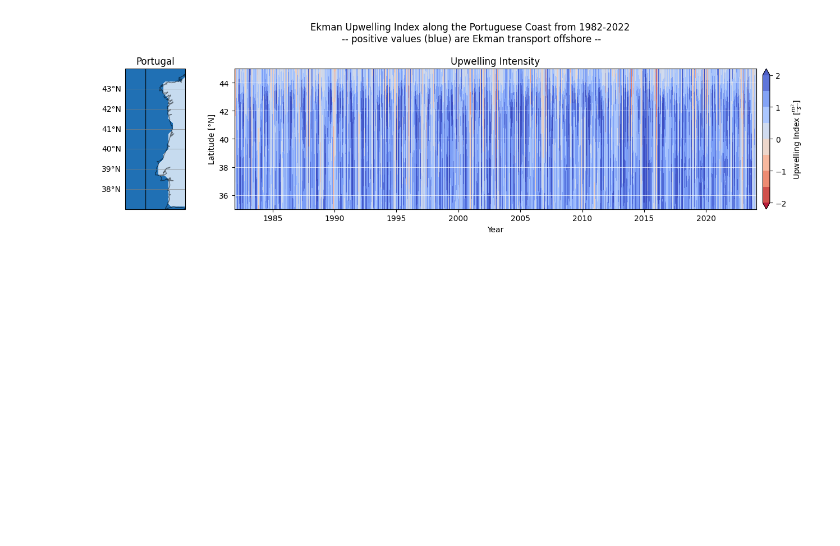
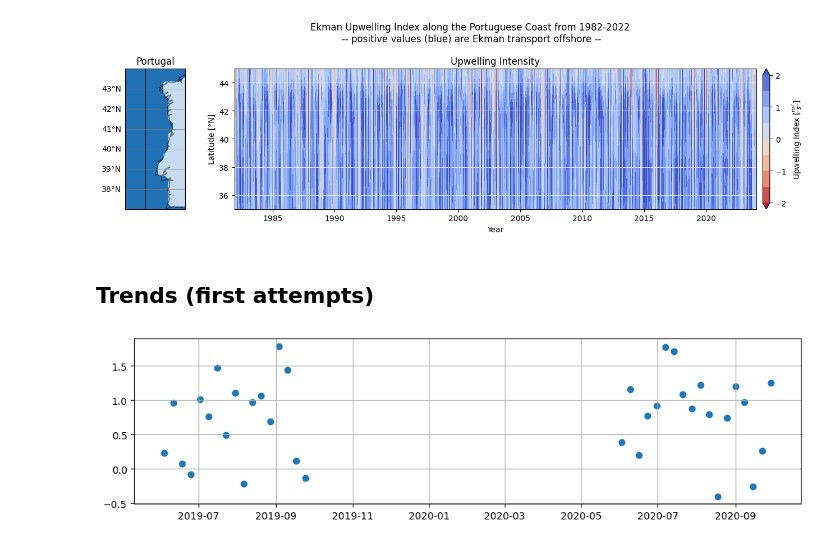
Before and after one commit to Marie-Louise-Korte/Iberian_Coast_Upwelling, a Jupyter notebook: 3_Compare_UIs.ipynb, the cells around one changed output. Saved outputs shown, nothing was run; the diff lists cells and outputs as text; code cells hidden in the pictures; blank space fills up the shorter version.

Commit message:
progress on trends

```diff
--- a/3_Compare_UIs.ipynb
+++ b/3_Compare_UIs.ipynb
@@ -247,3 +268,16 @@ fig.tight_layout()
 fig.savefig('../Iberian_Coast_Upwelling/Figures/Overview_UI_Ekman.png', dpi = 300)
 # %% [output]
 [figure]
+# %% [markdown]
+## Trends (first attempts)
+# %%
+# create a meridional mean
+    # match the extent of the coast to UI_SST (min 37.012264, max 43.844013) -> i.e. 37 and 43.75 in UI_Ek.lat
+mean = UI_Ek.UI_mean
+# %%
+fig = plt.figure(figsize = (12,3))
+plt.scatter(mean.time.sel(time = slice ("2019-01-01", "2020-12-31")).where(mean.time.dt.month.isin([6,7,8,9]), drop=True),
+            mean.sel(time = slice ("2019-01-01", "2020-12-31")).where(mean.time.dt.month.isin([6,7,8,9]), drop=True))
+plt.grid()
+# %% [output]
+[figure, added]
```
Also changed, not shown: parts of 18 cells of this notebook.
